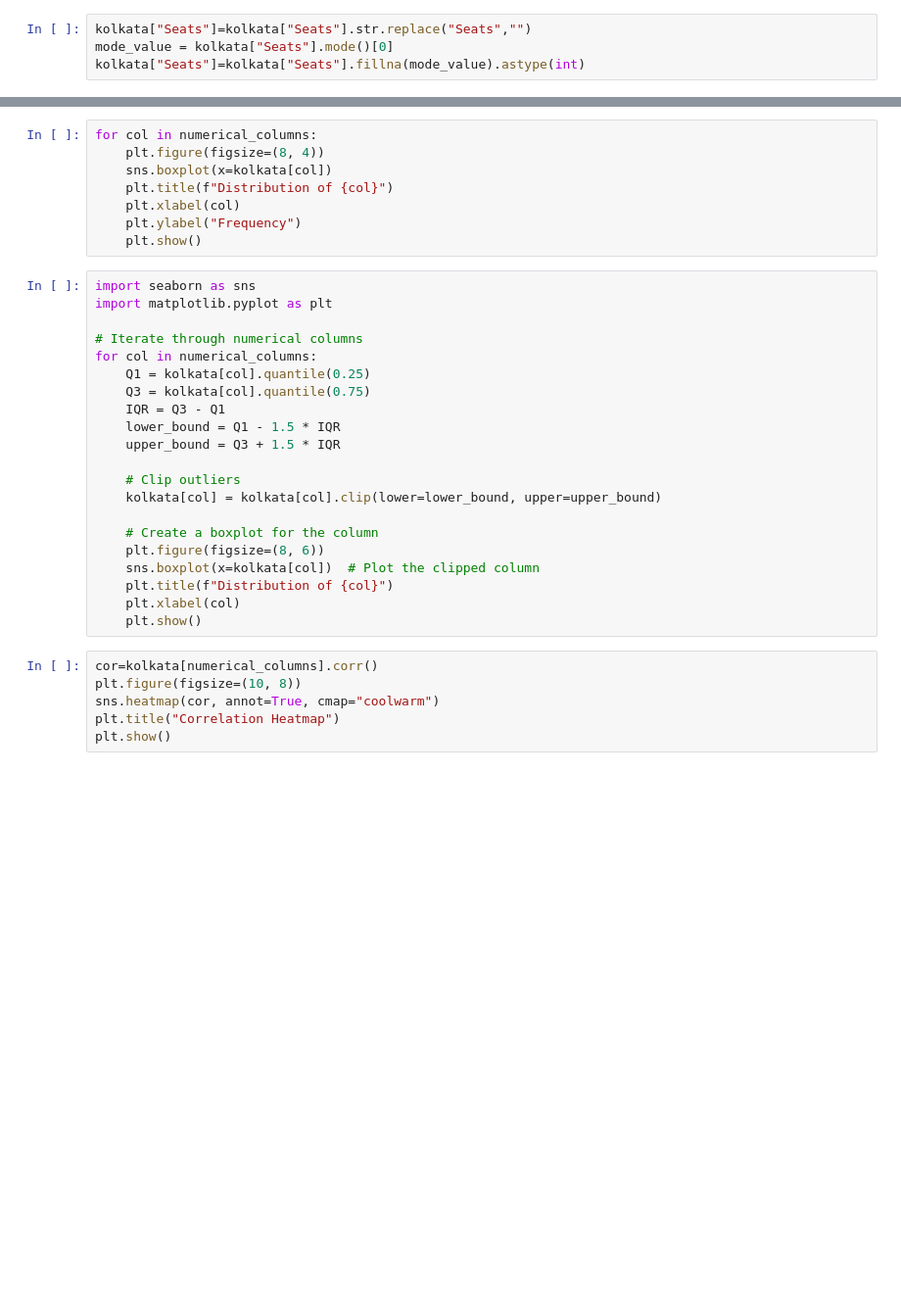
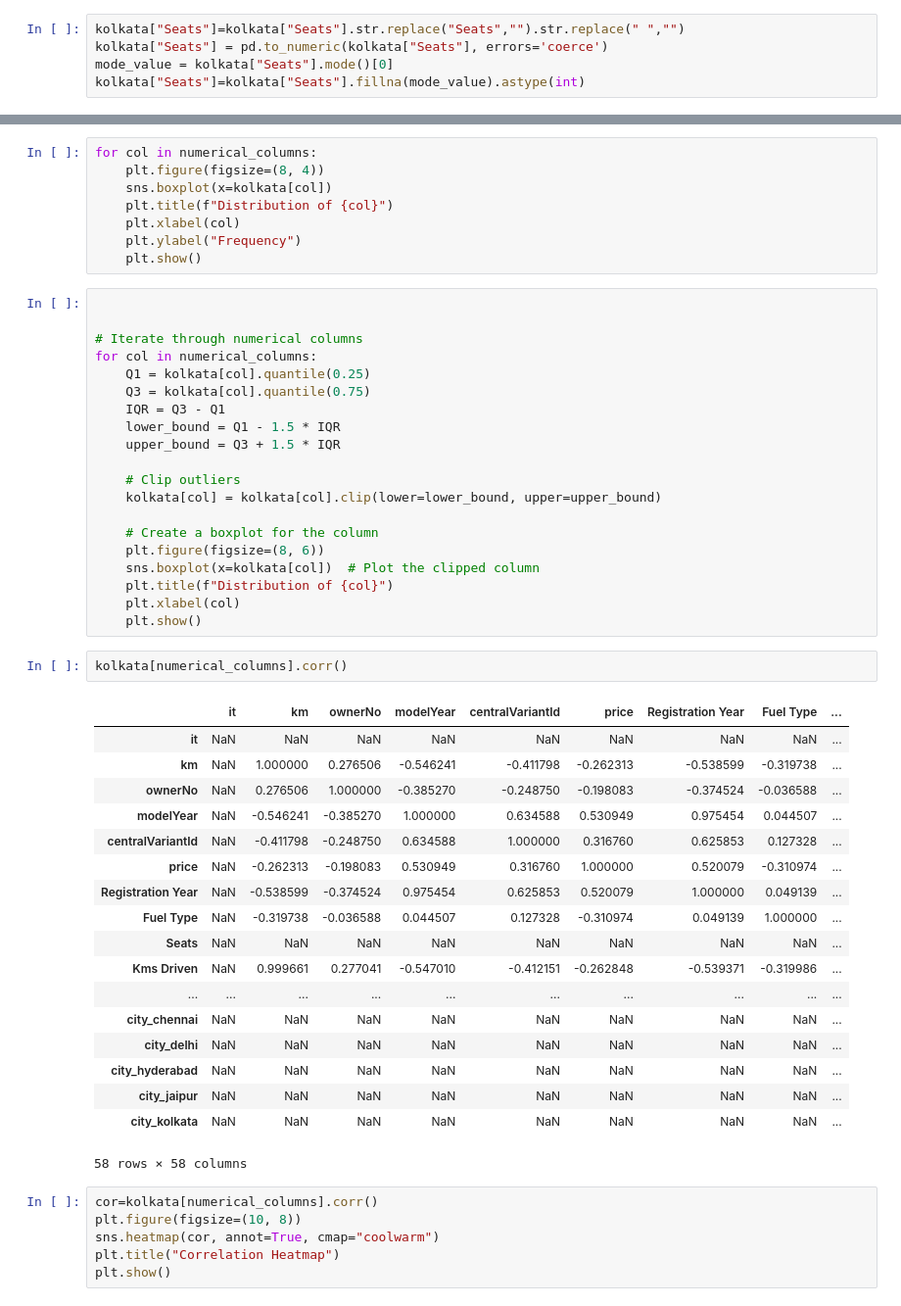
Before and after one commit to premsai11243/car-price-prediction, a Jupyter notebook: main.ipynb, the cells around one changed output, grey strips where cells are left out. Shown at 98% size. Saved outputs shown, nothing was run; the diff lists cells and outputs as text; blank space fills up the shorter version.

```diff
--- a/main.ipynb
+++ b/main.ipynb
@@ -530,5 +538,6 @@ kolkata=kolkata.drop(columns=["Insurance Validity"])
 # %%
-kolkata["Seats"]=kolkata["Seats"].str.replace("Seats","")
+kolkata["Seats"]=kolkata["Seats"].str.replace("Seats","").str.replace(" ","")
+kolkata["Seats"] = pd.to_numeric(kolkata["Seats"], errors='coerce')
 mode_value = kolkata["Seats"].mode()[0]
 kolkata["Seats"]=kolkata["Seats"].fillna(mode_value).astype(int)
 # %%
@@ -1602,8 +1606,7 @@ for col in numerical_columns:
     plt.ylabel("Frequency")
     plt.show()
 # %%
-import seaborn as sns
-import matplotlib.pyplot as plt
+
 
 # Iterate through numerical columns
 for col in numerical_columns:
@@ -1622,6 +1625,27 @@ for col in numerical_columns:
     plt.title(f"Distribution of {col}")
     plt.xlabel(col)
     plt.show()
+# %%
+kolkata[numerical_columns].corr()
+# %% [output]
+|  | it | km | ownerNo | modelYear | centralVariantId | price | Registration Year | Fuel Type | ... |
+| it | NaN | NaN | NaN | NaN | NaN | NaN | NaN | NaN | ... |
+| km | NaN | 1.000000 | 0.276506 | -0.546241 | -0.411798 | -0.262313 | -0.538599 | -0.319738 | ... |
+| ownerNo | NaN | 0.276506 | 1.000000 | -0.385270 | -0.248750 | -0.198083 | -0.374524 | -0.036588 | ... |
+| modelYear | NaN | -0.546241 | -0.385270 | 1.000000 | 0.634588 | 0.530949 | 0.975454 | 0.044507 | ... |
+| centralVariantId | NaN | -0.411798 | -0.248750 | 0.634588 | 1.000000 | 0.316760 | 0.625853 | 0.127328 | ... |
+| price | NaN | -0.262313 | -0.198083 | 0.530949 | 0.316760 | 1.000000 | 0.520079 | -0.310974 | ... |
+| Registration Year | NaN | -0.538599 | -0.374524 | 0.975454 | 0.625853 | 0.520079 | 1.000000 | 0.049139 | ... |
+| Fuel Type | NaN | -0.319738 | -0.036588 | 0.044507 | 0.127328 | -0.310974 | 0.049139 | 1.000000 | ... |
+| Seats | NaN | NaN | NaN | NaN | NaN | NaN | NaN | NaN | ... |
+| Kms Driven | NaN | 0.999661 | 0.277041 | -0.547010 | -0.412151 | -0.262848 | -0.539371 | -0.319986 | ... |
+| ... | ... | ... | ... | ... | ... | ... | ... | ... | ... |
+| city_chennai | NaN | NaN | NaN | NaN | NaN | NaN | NaN | NaN | ... |
+| city_delhi | NaN | NaN | NaN | NaN | NaN | NaN | NaN | NaN | ... |
+| city_hyderabad | NaN | NaN | NaN | NaN | NaN | NaN | NaN | NaN | ... |
+| city_jaipur | NaN | NaN | NaN | NaN | NaN | NaN | NaN | NaN | ... |
+| city_kolkata | NaN | NaN | NaN | NaN | NaN | NaN | NaN | NaN | ... |
+58 rows × 58 columns
 # %%
 cor=kolkata[numerical_columns].corr()
 plt.figure(figsize=(10, 8))
```
Also changed, not shown: parts of 31 cells of this notebook.
